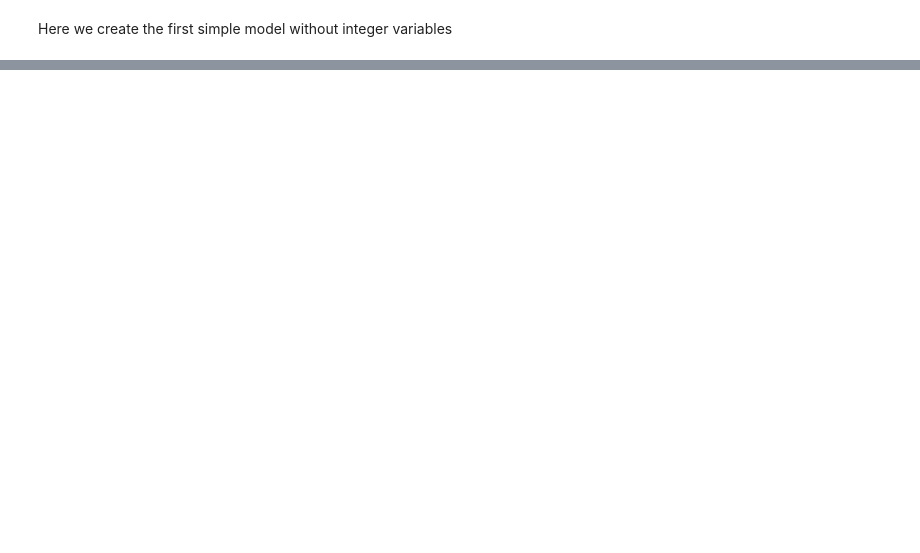
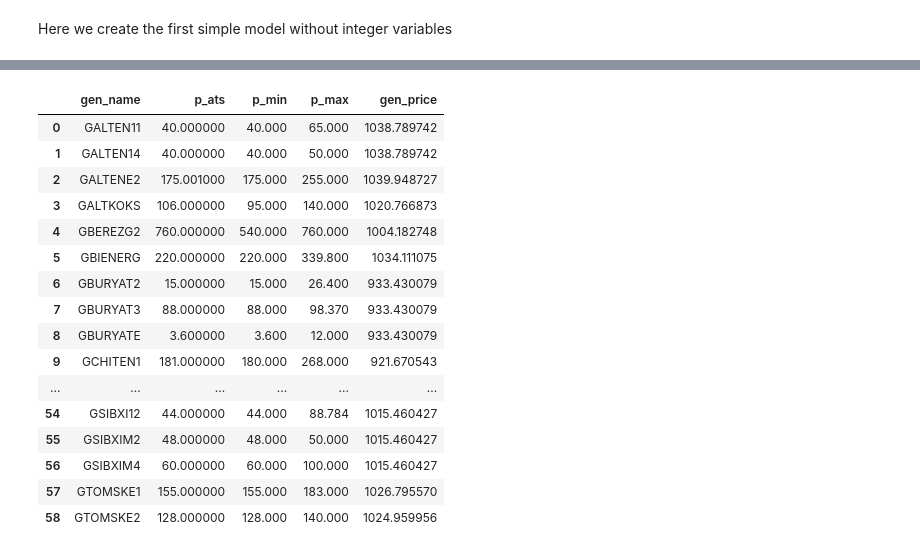
Before and after one commit to Skalolom/ModelBids, a Jupyter notebook: simple_model.ipynb, the cells around one changed output, grey strips where cells are left out. Drawn from its saved outputs; the diff is of its cells as text; code cells hidden in the pictures; blank space fills up the shorter version.

```diff
--- a/simple_model.ipynb
+++ b/simple_model.ipynb
@@ -219,0 +270,27 @@ import mosek
+# %%
+base_datetime = datetime(year=2022, month=4, day=29, hour=0)
+cz_id = 1
+supply_prices, supply_volumes = get_supply_curve(base_datetime=base_datetime, cz_id=cz_id)
+gen_df = get_gen_data(
+    base_datetime=base_datetime,
+    cz_id=cz_id
+)
+gen_df
+# %% [output]
+|  | gen_name | p_ats | p_min | p_max | gen_price |
+| 0 | GALTEN11 | 40.000000 | 40.000 | 65.000 | 1038.789742 |
+| 1 | GALTEN14 | 40.000000 | 40.000 | 50.000 | 1038.789742 |
+| 2 | GALTENE2 | 175.001000 | 175.000 | 255.000 | 1039.948727 |
+| 3 | GALTKOKS | 106.000000 | 95.000 | 140.000 | 1020.766873 |
+| 4 | GBEREZG2 | 760.000000 | 540.000 | 760.000 | 1004.182748 |
+| 5 | GBIENERG | 220.000000 | 220.000 | 339.800 | 1034.111075 |
+| 6 | GBURYAT2 | 15.000000 | 15.000 | 26.400 | 933.430079 |
+| 7 | GBURYAT3 | 88.000000 | 88.000 | 98.370 | 933.430079 |
+| 8 | GBURYATE | 3.600000 | 3.600 | 12.000 | 933.430079 |
+| 9 | GCHITEN1 | 181.000000 | 180.000 | 268.000 | 921.670543 |
+| ... | ... | ... | ... | ... | ... |
+| 54 | GSIBXI12 | 44.000000 | 44.000 | 88.784 | 1015.460427 |
+| 55 | GSIBXIM2 | 48.000000 | 48.000 | 50.000 | 1015.460427 |
+| 56 | GSIBXIM4 | 60.000000 | 60.000 | 100.000 | 1015.460427 |
+| 57 | GTOMSKE1 | 155.000000 | 155.000 | 183.000 | 1026.795570 |
+| 58 | GTOMSKE2 | 128.000000 | 128.000 | 140.000 | 1024.959956 |
```
Also changed, not shown: parts of 18 cells of this notebook.
